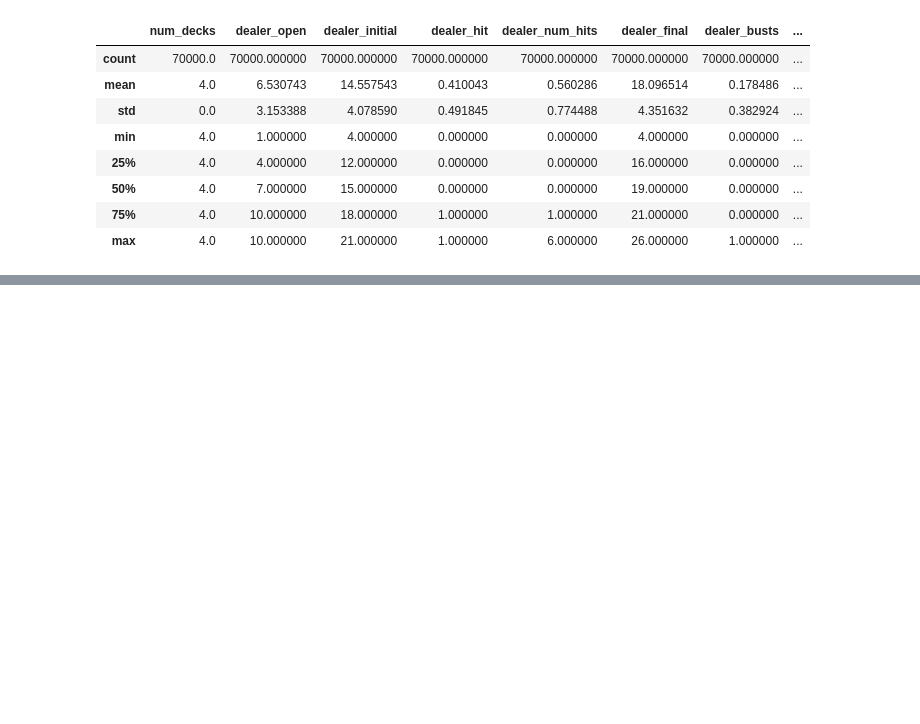
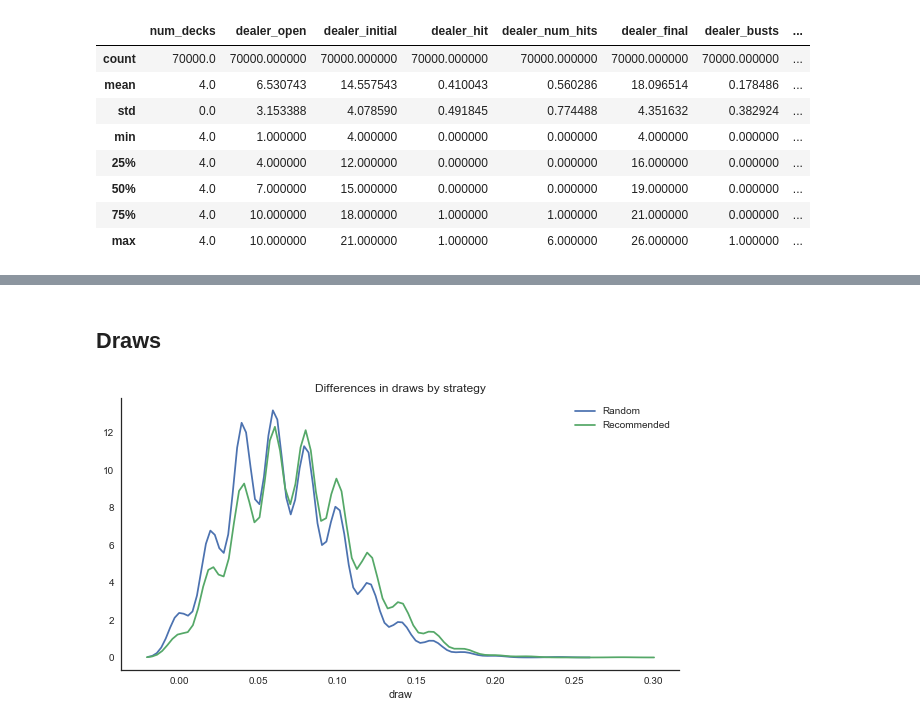
Before and after one commit to jocelyn-ong/data-science-projects, a Jupyter notebook: others/blackjack/data-analysis.ipynb, the cells around one changed output, grey strips where cells are left out. Saved outputs shown, nothing was run; the diff lists cells and outputs as text; code cells hidden in the pictures; blank space fills up the shorter version.

```diff
--- a/others/blackjack/data-analysis.ipynb
+++ b/others/blackjack/data-analysis.ipynb
@@ -50,0 +100,12 @@ trials = n_trials()
+# %% [markdown]
+## Draws
+# %%
+fig, ax = plt.subplots(1, 1, figsize=(10, 5));
+sns.distplot(trials.draw[trials.strategy==0.0],
+             hist=False, label="Random");
+sns.distplot(trials.draw[trials.strategy==1.0],
+             hist=False, label="Recommended");
+ax.set_title("Differences in draws by strategy");
+sns.despine();
+# %% [output]
+[figure, added]
```
Also changed, not shown: parts of 15 cells of this notebook, 2 other files.
